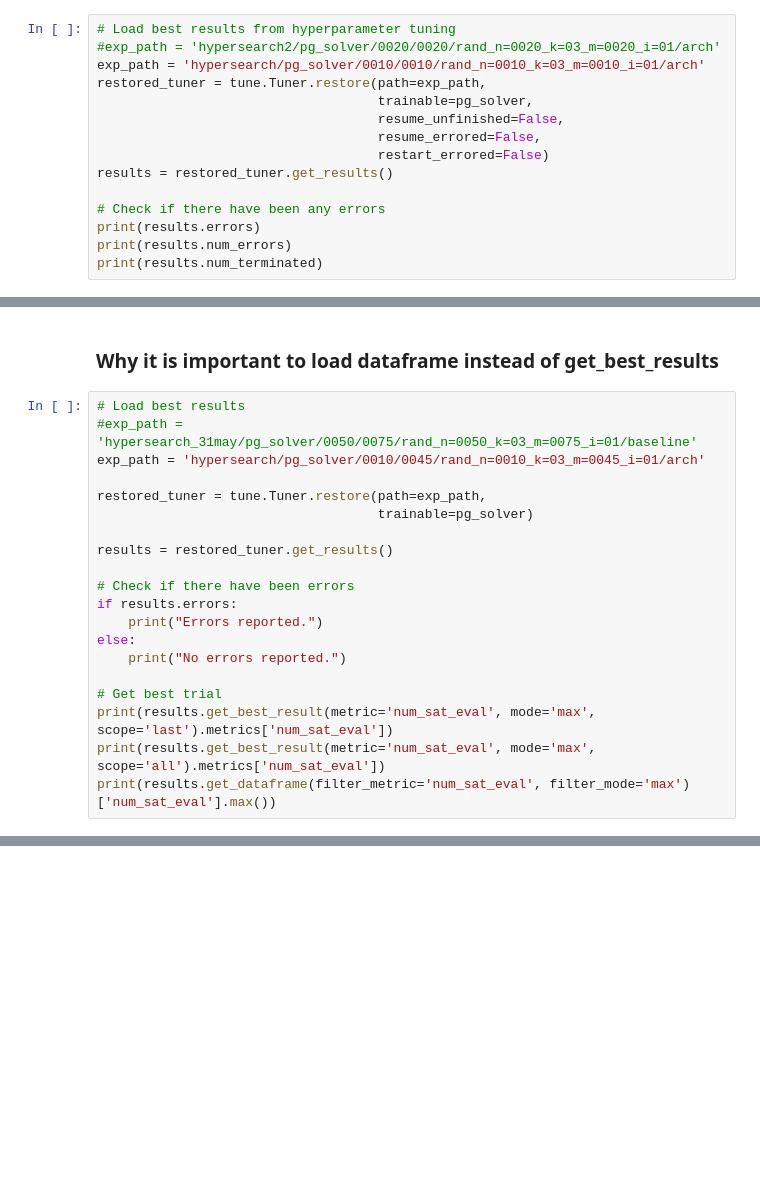
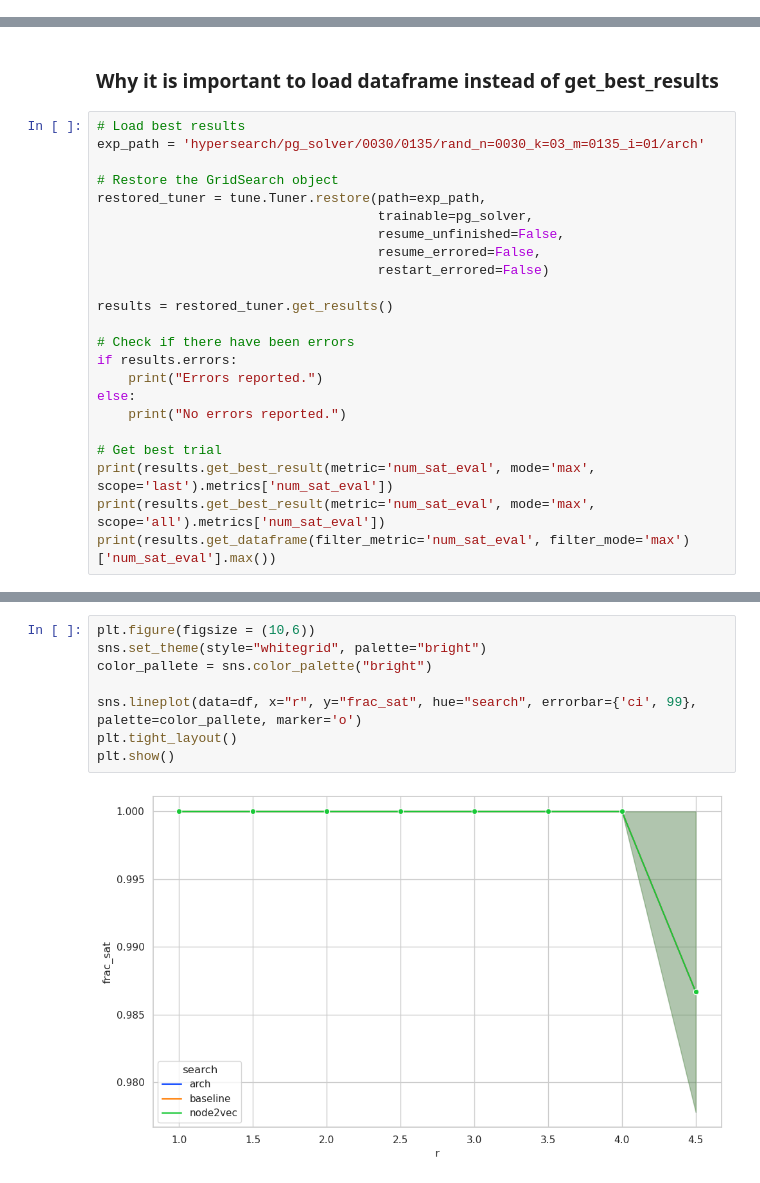
Before and after one commit to omargup/Policy-Gradient-MaxSAT-Solver, a Jupyter notebook: plot_exp.ipynb, the cells around one changed output, grey strips where cells are left out. Cells and saved outputs as stored; diff of their text form; blank space fills up the shorter version.

Commit message:
Update plot_exp notebook

```diff
--- a/plot_exp.ipynb
+++ b/plot_exp.ipynb
@@ -16,15 +21,0 @@ import seaborn as sns; sns.set_theme()
-# %%
-# Load best results from hyperparameter tuning
-#exp_path = 'hypersearch2/pg_solver/0020/0020/rand_n=0020_k=03_m=0020_i=01/arch'
-exp_path = 'hypersearch/pg_solver/0010/0010/rand_n=0010_k=03_m=0010_i=01/arch'
-restored_tuner = tune.Tuner.restore(path=exp_path,
-                                    trainable=pg_solver,
-                                    resume_unfinished=False,
-                                    resume_errored=False,
-                                    restart_errored=False)
-results = restored_tuner.get_results()
-
-# Check if there have been any errors
-print(results.errors)
-print(results.num_errors)
-print(results.num_terminated)
@@ -67,11 +94,14 @@ Total errors for n = 10: 0. Total searchs: 120
 ### Why it is important to load dataframe instead of get_best_results
 # %%
 # Load best results
-#exp_path = 'hypersearch_31may/pg_solver/0050/0075/rand_n=0050_k=03_m=0075_i=01/baseline'
-exp_path = 'hypersearch/pg_solver/0010/0045/rand_n=0010_k=03_m=0045_i=01/arch'
+exp_path = 'hypersearch/pg_solver/0030/0135/rand_n=0030_k=03_m=0135_i=01/arch'
 
+# Restore the GridSearch object
 restored_tuner = tune.Tuner.restore(path=exp_path,
-                                    trainable=pg_solver)
+                                    trainable=pg_solver,
+                                    resume_unfinished=False,
+                                    resume_errored=False,
+                                    restart_errored=False)
 
 results = restored_tuner.get_results()
 
@@ -94,0 +182,10 @@ No errors reported.
+# %%
+plt.figure(figsize = (10,6))
+sns.set_theme(style="whitegrid", palette="bright")
+color_pallete = sns.color_palette("bright")
+
+sns.lineplot(data=df, x="r", y="frac_sat", hue="search", errorbar={'ci', 99}, palette=color_pallete, marker='o')
+plt.tight_layout()
+plt.show()
+# %% [output]
+[figure, added]
```
Also changed, not shown: parts of 16 cells of this notebook.
